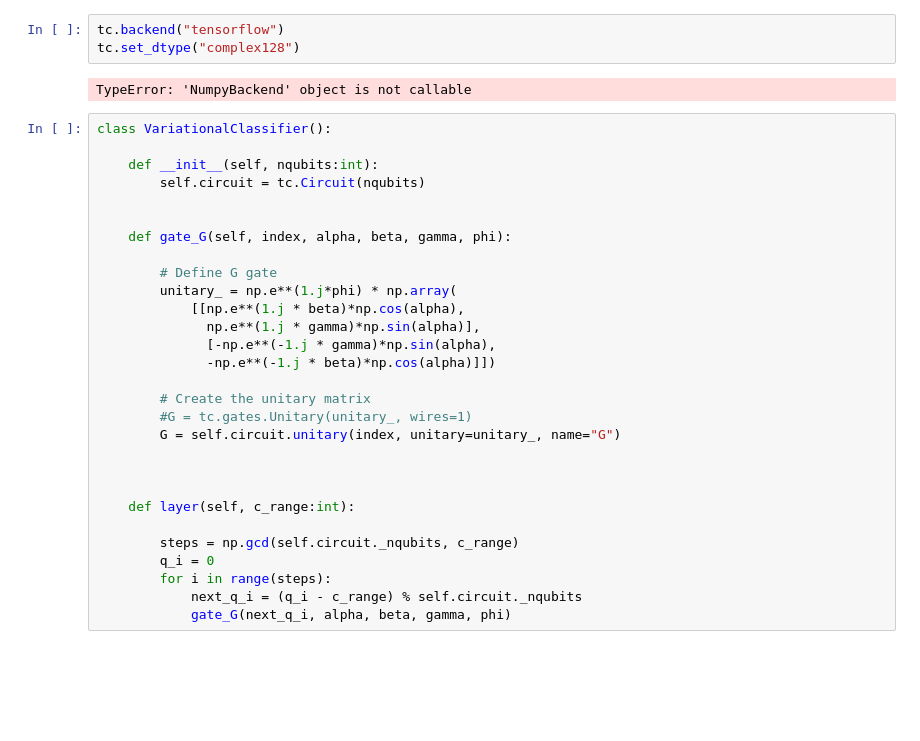
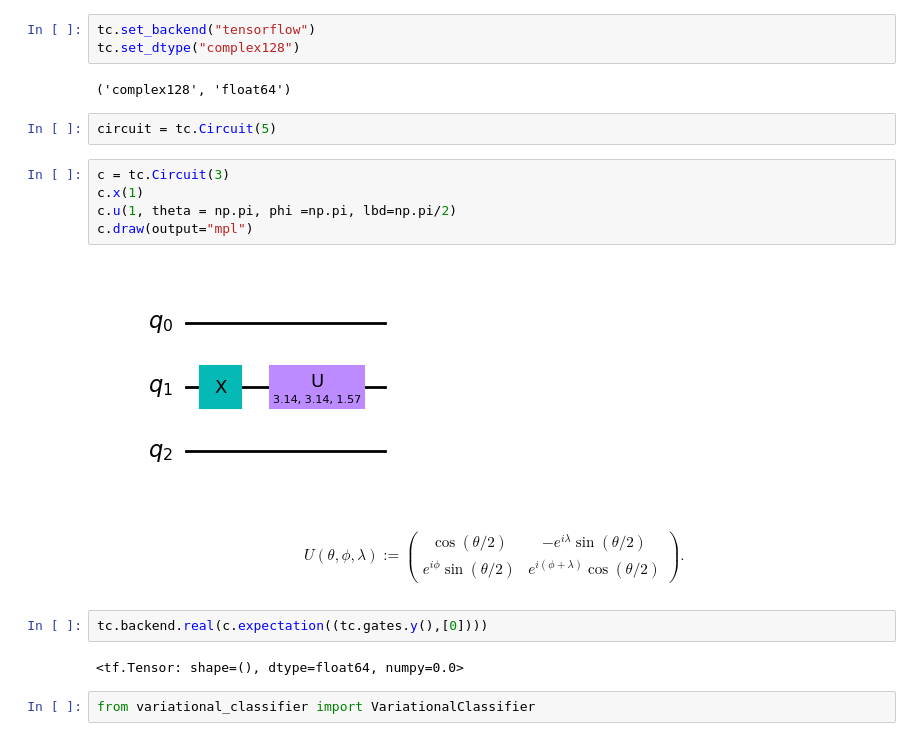
Before and after one commit to smolinad/qml_baselines, a Jupyter notebook: circuit_centric_classifier/variational_classifier.ipynb, the cells around one changed output. Drawn from its saved outputs; the diff is of its cells as text; blank space fills up the shorter version.

Commit message:
Variational clasifier, falta normalizar el entorno antes y la medición del final

```diff
--- a/circuit_centric_classifier/variational_classifier.ipynb
+++ b/circuit_centric_classifier/variational_classifier.ipynb
@@ -5,34 +7,24 @@ from tensorcircuit.templates.dataset import amplitude_encoding
 # %%
-tc.backend("tensorflow")
+tc.set_backend("tensorflow")
 tc.set_dtype("complex128")
 # %% [output]
-TypeError: 'NumpyBackend' object is not callable
+('complex128', 'float64')
-# %%
-class VariationalClassifier():
-
-    def __init__(self, nqubits:int):
-        self.circuit = tc.Circuit(nqubits)
-
-
-    def gate_G(self, index, alpha, beta, gamma, phi):
-
-        # Define G gate
-        unitary_ = np.e**(1.j*phi) * np.array(
-            [[np.e**(1.j * beta)*np.cos(alpha),
-              np.e**(1.j * gamma)*np.sin(alpha)],
-              [-np.e**(-1.j * gamma)*np.sin(alpha),
-              -np.e**(-1.j * beta)*np.cos(alpha)]])
-
-        # Create the unitary matrix
-        #G = tc.gates.Unitary(unitary_, wires=1)
-        G = self.circuit.unitary(index, unitary=unitary_, name="G")
-
-
-
-    def layer(self, c_range:int):
-
-        steps = np.gcd(self.circuit._nqubits, c_range)
-        q_i = 0
-        for i in range(steps):
-            next_q_i = (q_i - c_range) % self.circuit._nqubits
-            gate_G(next_q_i, alpha, beta, gamma, phi)
+# %%
+circuit = tc.Circuit(5)
+# %%
+c = tc.Circuit(3)
+c.x(1)
+c.u(1, theta = np.pi, phi =np.pi, lbd=np.pi/2)
+c.draw(output="mpl")
+# %% [output]
+[figure, added]
+# %% [markdown]
+\begin{split}U(\theta,\phi,\lambda) := \left(\begin{array}{cc}
+        \cos(\theta/2) & -e^{i\lambda}\sin(\theta/2) \\
+        e^{i\phi}\sin(\theta/2) & e^{i(\phi+\lambda)}\cos(\theta/2) \end{array}\right).\end{split}
+# %%
+tc.backend.real(c.expectation((tc.gates.y(),[0])))
+# %% [output]
+<tf.Tensor: shape=(), dtype=float64, numpy=0.0>
+# %%
+from variational_classifier import VariationalClassifier
```
Also changed, not shown: parts of 3 cells of this notebook, 1 other file.
